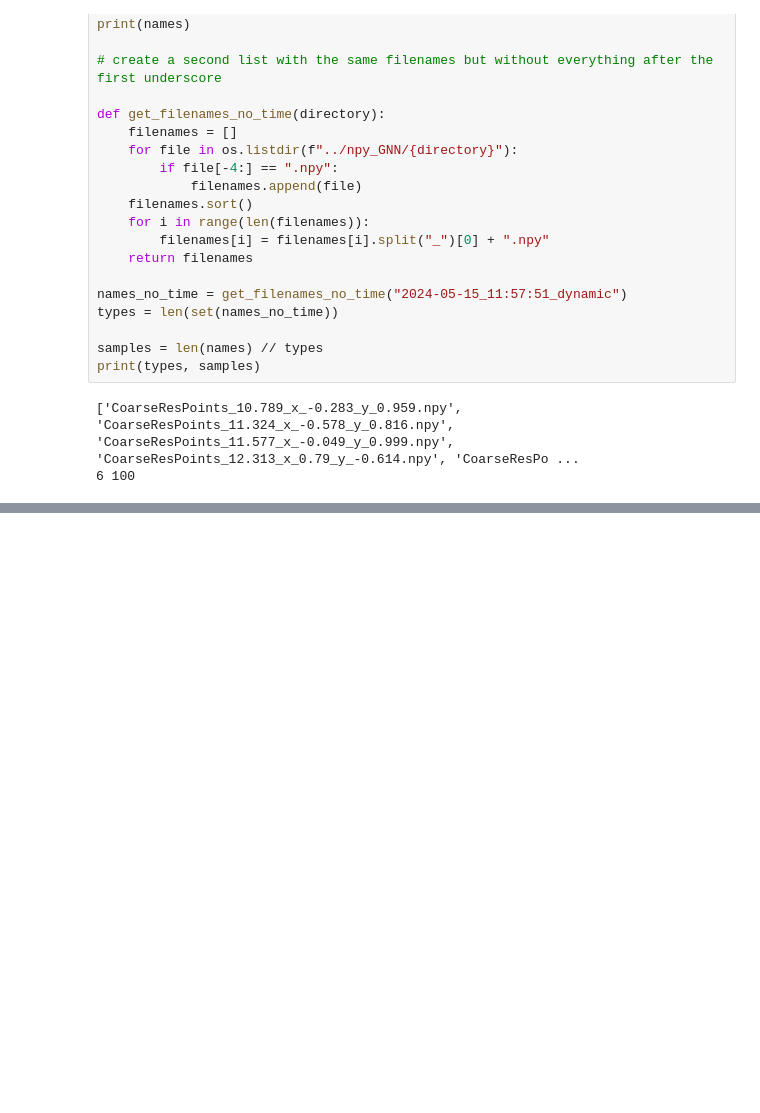
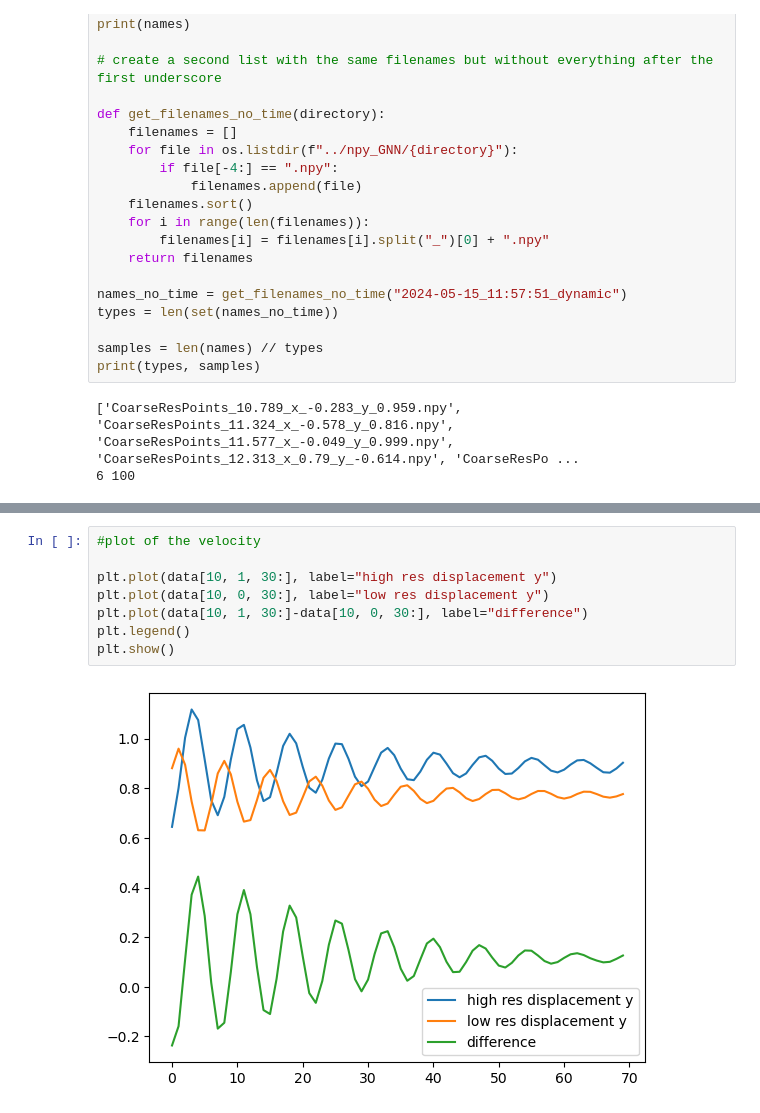
Before and after one commit to itsmebonny/Sofa_Playground, a Jupyter notebook: data_management/GNN_testing.ipynb, the cells around one changed output, grey strips where cells are left out. Saved outputs shown, nothing was run; the diff lists cells and outputs as text; blank space fills up the shorter version.

```diff
--- a/data_management/GNN_testing.ipynb
+++ b/data_management/GNN_testing.ipynb
@@ -357,0 +236,10 @@ Early stopping
+# %%
+#plot of the velocity
+
+plt.plot(data[10, 1, 30:], label="high res displacement y")
+plt.plot(data[10, 0, 30:], label="low res displacement y")
+plt.plot(data[10, 1, 30:]-data[10, 0, 30:], label="difference")
+plt.legend()
+plt.show()
+# %% [output]
+[figure, added]
```
Also changed, not shown: parts of 16 cells of this notebook, 7 other files.
